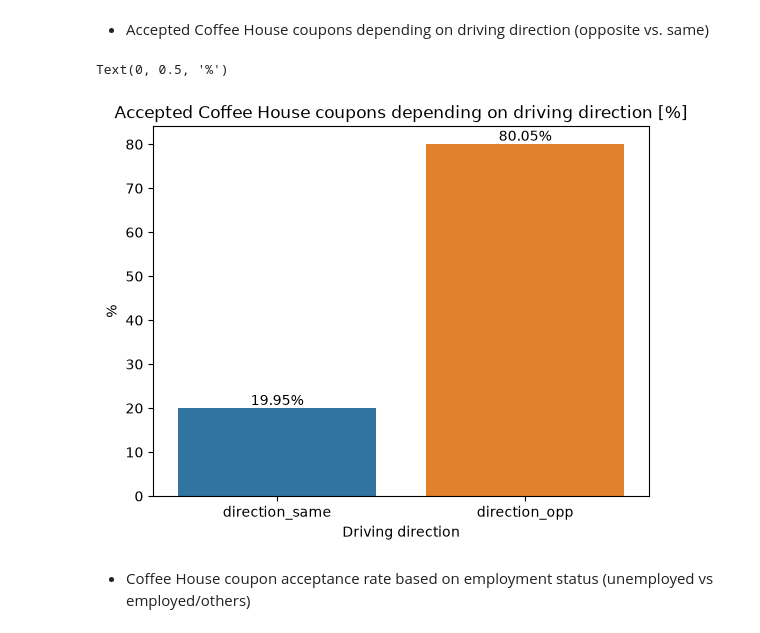
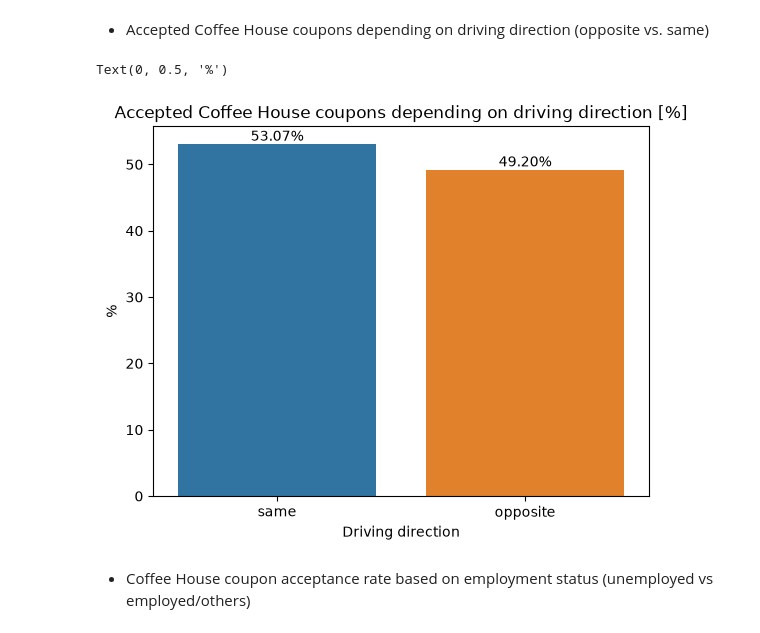
Before and after one commit to zalkap/BHPCMLAI_M5_Assignment, a Jupyter notebook: prompt.ipynb, the cells around one changed output. Cells and saved outputs as stored; diff of their text form; code cells hidden in the pictures.

```diff
--- a/prompt.ipynb
+++ b/prompt.ipynb
@@ -415,18 +427,30 @@ Text(0, 0.5, '%')
 # %% [markdown]
 -  Accepted Coffee House coupons depending on driving direction (opposite vs. same)
 # %%
-direction_df = coffee_house_df.query("Y == 1")[["direction_same", "direction_opp"]].mean() * 100
 
-ax = sns.barplot(x=direction_df.index, y=direction_df.values, hue=direction_df.index)
+direction_same_acceptance_rate = coffee_house_df.loc[coffee_house_df["direction_same"] == 1][["Y"]].mean() * 100
+direction_opp_acceptance_rate = coffee_house_df.loc[coffee_house_df["direction_opp"] == 1][["Y"]].mean() * 100
+
+
+ax = sns.barplot(
+    data=pd.DataFrame(
+        {
+            "same": direction_same_acceptance_rate,
+             "opposite": direction_opp_acceptance_rate
+        }
+    )
+)
 
 [ax.bar_label(container, fmt='%.2f%%') for container in ax.containers]
 
 ax.set_title("Accepted Coffee House coupons depending on driving direction [%]")
 ax.set_xlabel("Driving direction")
 ax.set_ylabel("%")
+
+# driving direction doesn't have any impact on the acceptance rate
 # %% [output]
 Text(0, 0.5, '%')
-[figure, old version]
+[figure, new version]
 # %% [markdown]
 - Coffee House coupon acceptance rate based on employment status (unemployed vs employed/others)
 # %%
```
Also changed, not shown: parts of 4 cells of this notebook.
